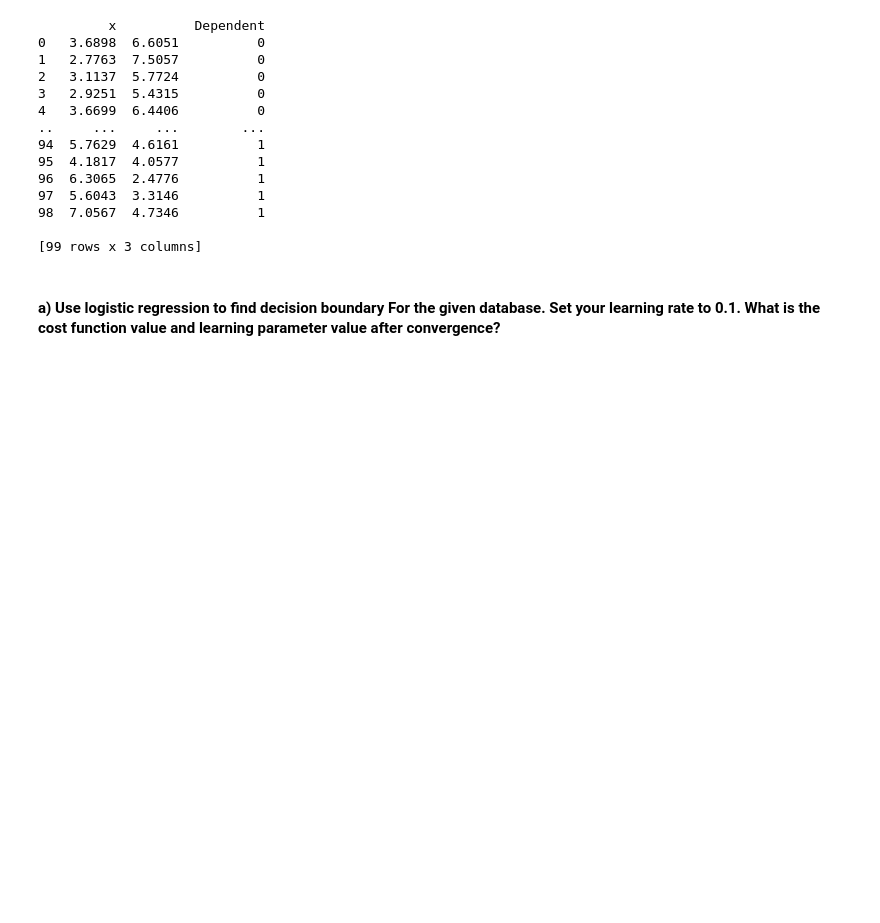
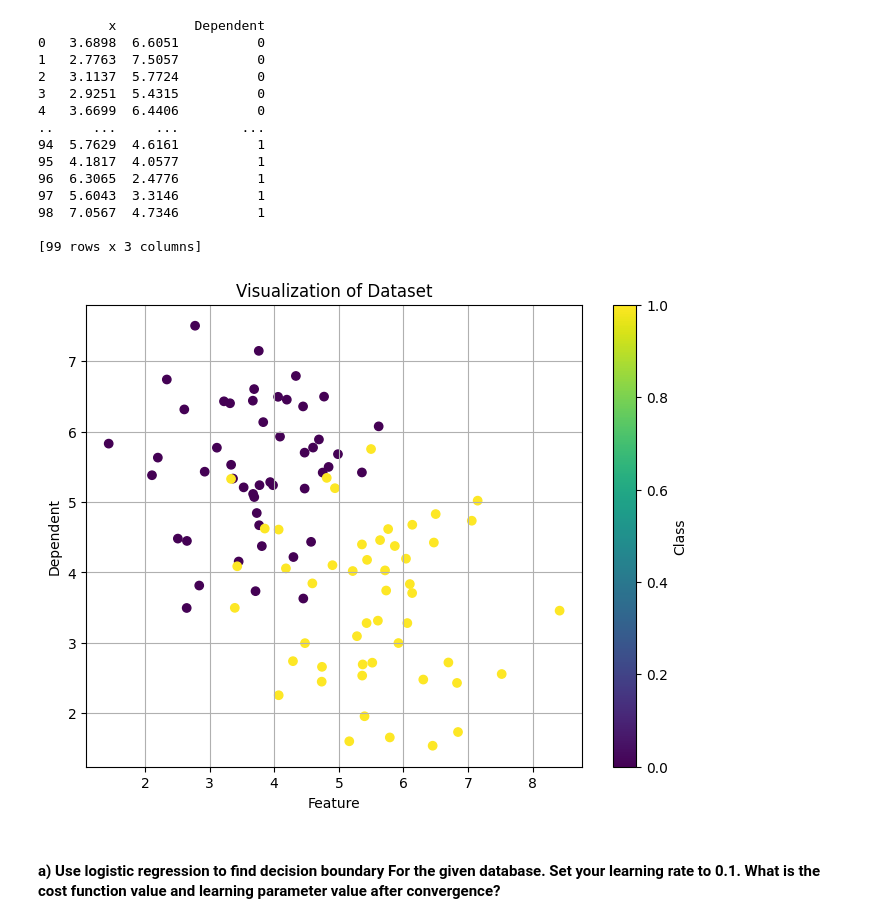
Before and after one commit to Abhishek-Mallick/Machine-Learning-KIIT, a Jupyter notebook: Logistic Regression/Logistic Regression.ipynb, the cells around one changed output. Saved outputs shown, nothing was run; the diff lists cells and outputs as text; code cells hidden in the pictures; blank space fills up the shorter version.

```diff
--- a/Logistic Regression/Logistic Regression.ipynb
+++ b/Logistic Regression/Logistic Regression.ipynb
@@ -43,6 +43,17 @@ print(merged_df)
 98  7.0567  4.7346          1
 
 [99 rows x 3 columns]
+# %%
+plt.figure(figsize=(8, 6))
+plt.scatter(merged_df['x'], merged_df[''], c=merged_df['Dependent'], cmap='viridis', marker='o')
+plt.xlabel('Feature')
+plt.ylabel('Dependent')
+plt.title('Visualization of Dataset')
+plt.colorbar(label='Class')
+plt.grid(True)
+plt.show()
+# %% [output]
+[figure, added]
 # %%
 # Standardize the independent variable
 X = (X - X.mean()) / X.std()
```
Also changed, not shown: 1 other file.
